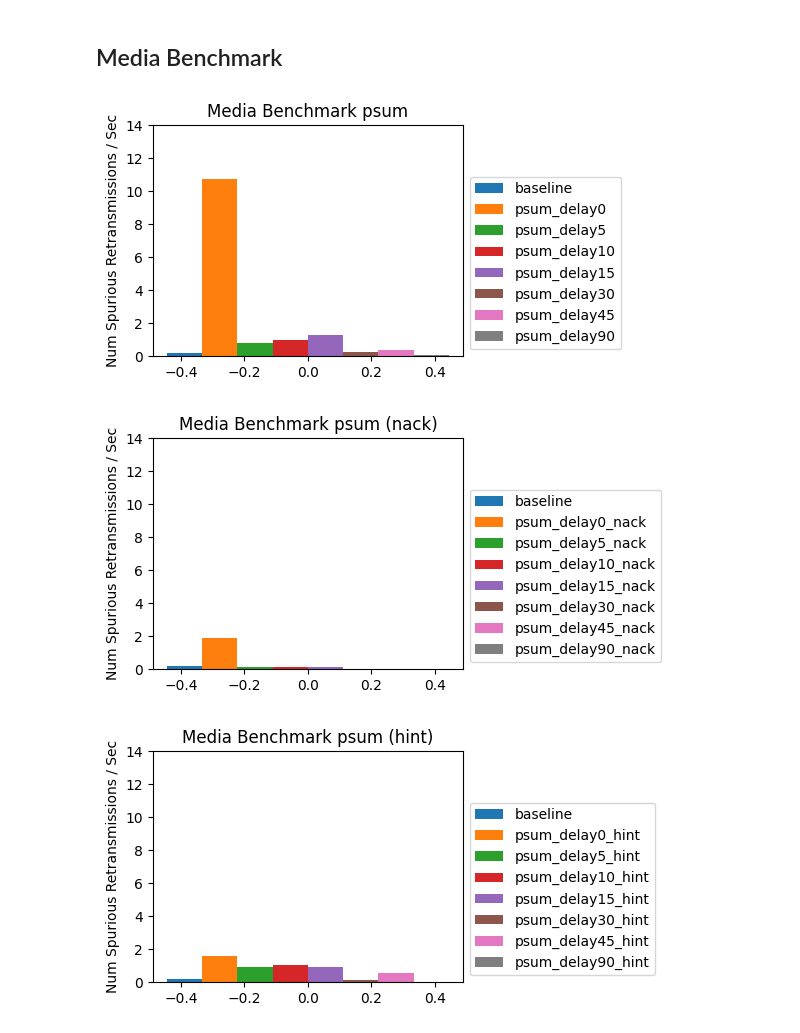
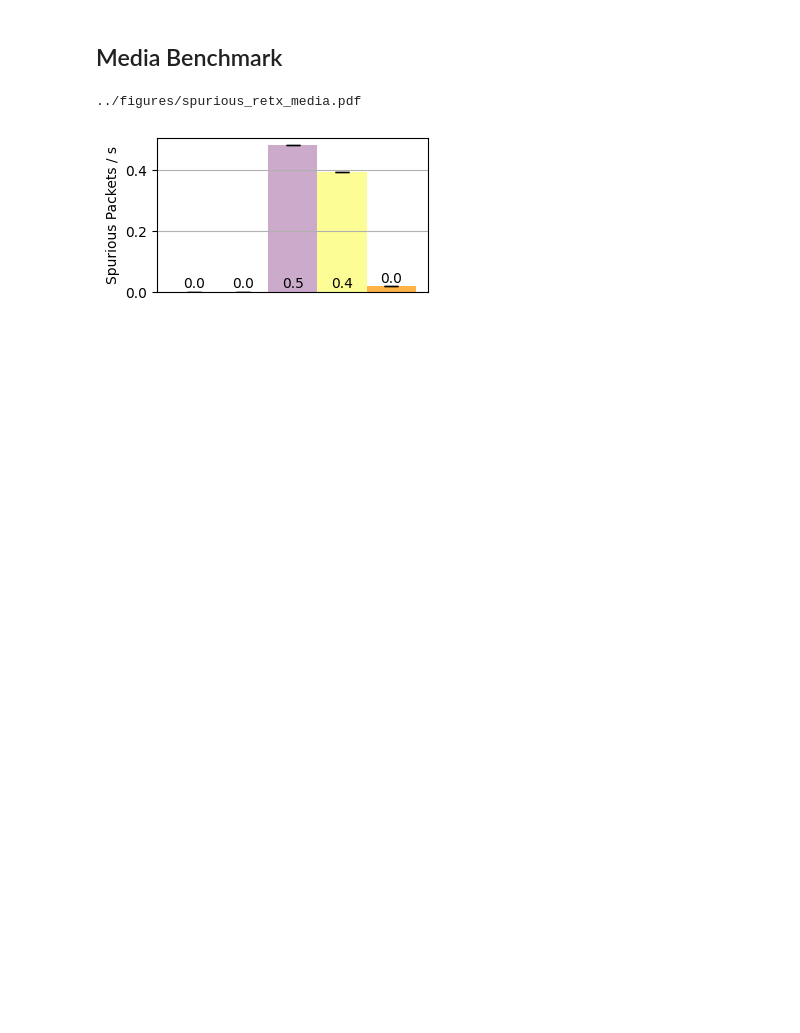
Before and after one commit to StanfordSNR/sidekick-downloads, a Jupyter notebook: notebook/spurious_retransmissions.ipynb, the cells around one changed output. Saved outputs shown, nothing was run; the diff lists cells and outputs as text; code cells hidden in the pictures; blank space fills up the shorter version.

```diff
--- a/notebook/spurious_retransmissions.ipynb
+++ b/notebook/spurious_retransmissions.ipynb
@@ -32,6 +17,5 @@ class DataPoint:
 # %%
 # HTTP benchmark
-network_setting = NetworkSetting(bw1=20, bw2=20, delay1=1, delay2=100, loss1=4, loss2=0)
 data_size = 125000 * 20 * 10 # 125000 * bottleneck_bw * time_s
 
 def plot_loss_vs_num_spurious(prefix, raw_data, sender: bool):
@@ -48,8 +32,8 @@ def plot_loss_vs_num_spurious(prefix, raw_data, sender: bool):
     plottable_data = raw_data.to_plottable_data(num_spurious_func)
     plot_loss_vs_metric_line(plottable_data, title=title, ylabel=f'Num Spurious Retransmissions ({key})')
 
-def parse_http_data(labels, num_trials=1, network_setting=network_setting, data_size=data_size, execute=False, sender=False, normalized=True):
-    treatments = [http_treatment_map[label] for label in labels]
+def parse_http_data(labels, num_trials=1, network_setting=http_network_setting, data_size=data_size, execute=False, sender=False, normalized=True):
+    treatments = [http_treatment_map(label) for label in labels]
     exp = HTTPExperiment(num_trials=num_trials, treatments=treatments, network_settings=[network_setting], data_sizes=[data_size])
     raw_data = exp.to_raw_data(execute=execute)
     data = {}
@@ -59,7 +43,7 @@ def parse_http_data(labels, num_trials=1, network_setting=network_setting, data_
             outputs = map(lambda output: output['additional_data']['num_spurious_receiver'] / output['time_s'], outputs)
         else:
             outputs = map(lambda output: output['additional_data']['num_spurious_receiver'], outputs)
-        data[label] = DataPoint(list(outputs))
+        data[label] = PlottableDataPoint(list(outputs))
     return data
 # %%
 # Media benchmark
@@ -115,2 +127,13 @@ def plot_spurious_retransmissions_http(labels: List[str], title: str, normalized
+# %%
+def plot_spurious_retransmissions_media(
+    labels: List[str], title: str, normalized: bool=True, network_setting=media_network_setting,
+    duration=30, execute=False, ylim=0, pdf: Optional[str]=None, style=False, legend=False,
+):
+    data = parse_media_data(labels, duration=duration, network_setting=network_setting, normalized=normalized, execute=execute)
+    if normalized:
+        ylabel = 'Spurious Packets / s'
+    else:
+        ylabel = 'Spurious Packets'
+    plot_spurious_retransmissions(data, labels, title, style=style, ylabel=ylabel, legend=legend, ylim=ylim, pdf=pdf)
 # %% [markdown]
 ## HTTP Benchmark
@@ -144,26 +171,31 @@ plot_spurious_retransmissions_http(gen_labels('iblt', True), 'HTTP Benchmark ibl
 ## Media Benchmark
 # %%
 # 4. Sending with delay reduces spurious retx (keeps or improves perf).
-delays = [0,5,10,15,30,45,90]
-ylim = (0, 14)
+delays = [0,15,30,45,90]
+ylim = 0
+duration = 180
+normalized = True
+execute = True
 
-def gen_labels(ty: str, hint: bool, nack: bool):
-    labels = [f'{ty}_delay{delay}' for delay in delays]
-    if hint:
-        labels = [f'{label}_hint' for label in labels]
-    if nack:
-        labels = [f'{label}_nack' for label in labels]
-    return ['baseline'] + labels
+labels = [
+    'baseline',
+    'baseline_rtunnel_retx7_ordered32',
+    'baseline_rtunnel_retx7',
+    'iblt_delay0_hint_nack_cache4000',
+    # 'iblt_delay55_hint_nack',
+    'iblt_delay110_hint_nack_cache4000',
+]
 
-plot_spurious_retransmissions(media_data, gen_labels('psum', False, False), 'Media Benchmark psum', ylim=ylim)
-plot_spurious_retransmissions(media_data, gen_labels('psum', False, True), 'Media Benchmark psum (nack)', ylim=ylim)
-plot_spurious_retransmissions(media_data, gen_labels('psum', True, False), 'Media Benchmark psum (hint)', ylim=ylim)
-plot_spurious_retransmissions(media_data, gen_labels('psum', True, True), 'Media Benchmark psum (hint+nack)', ylim=ylim)
-plot_spurious_retransmissions(media_data, gen_labels('iblt', False, False), 'Media Benchmark iblt', ylim=ylim)
-plot_spurious_retransmissions(media_data, gen_labels('iblt', False, True), 'Media Benchmark iblt (nack)', ylim=ylim)
-plot_spurious_retransmissions(media_data, gen_labels('iblt', True, False), 'Media Benchmark iblt (hint)', ylim=ylim)
-plot_spurious_retransmissions(media_data, gen_labels('iblt', True, True), 'Media Benchmark iblt (hint+nack)', ylim=ylim)
+# plot_spurious_retransmissions_media(gen_labels('psum', False, False), 'Media Benchmark psum', ylim=ylim)
+# plot_spurious_retransmissions_media(gen_labels('psum', False, True), 'Media Benchmark psum (nack)', ylim=ylim)
+# plot_spurious_retransmissions_media(gen_labels('psum', True, False), 'Media Benchmark psum (hint)', ylim=ylim)
+# plot_spurious_retransmissions_media(gen_labels('psum', True, True), 'Media Benchmark psum (hint+nack)', ylim=ylim, execute=execute, normalized=normalized)
+# plot_spurious_retransmissions_media(gen_labels('iblt', False, False), 'Media Benchmark iblt', ylim=ylim)
+# plot_spurious_retransmissions_media(gen_labels('iblt', False, True), 'Media Benchmark iblt (nack)', ylim=ylim)
+# plot_spurious_retransmissions_media(gen_labels('iblt', True, False), 'Media Benchmark iblt (hint)', ylim=ylim)
+plot_spurious_retransmissions_media(labels, 'Media Benchmark iblt (hint+nack)', style=True,
+                                    ylim=ylim, execute=execute, normalized=normalized, duration=duration,
+                                    pdf='../figures/spurious_retx_media.pdf')
 # %% [output]
+../figures/spurious_retx_media.pdf
-[figure, old version]
+[figure, new version]
-[figure, removed]
-[figure, removed]
```
Also changed, not shown: parts of 8 cells of this notebook, 6 other files.
